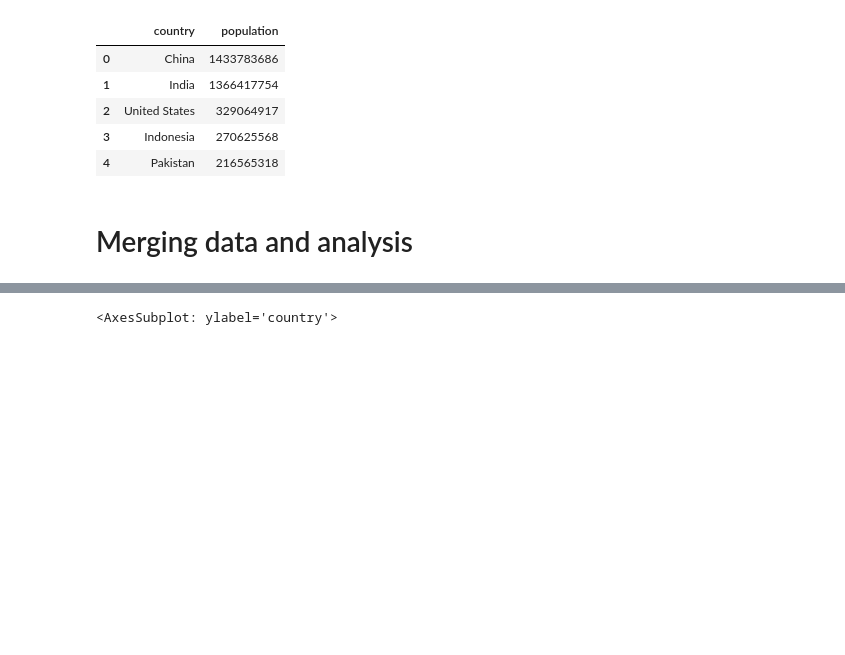
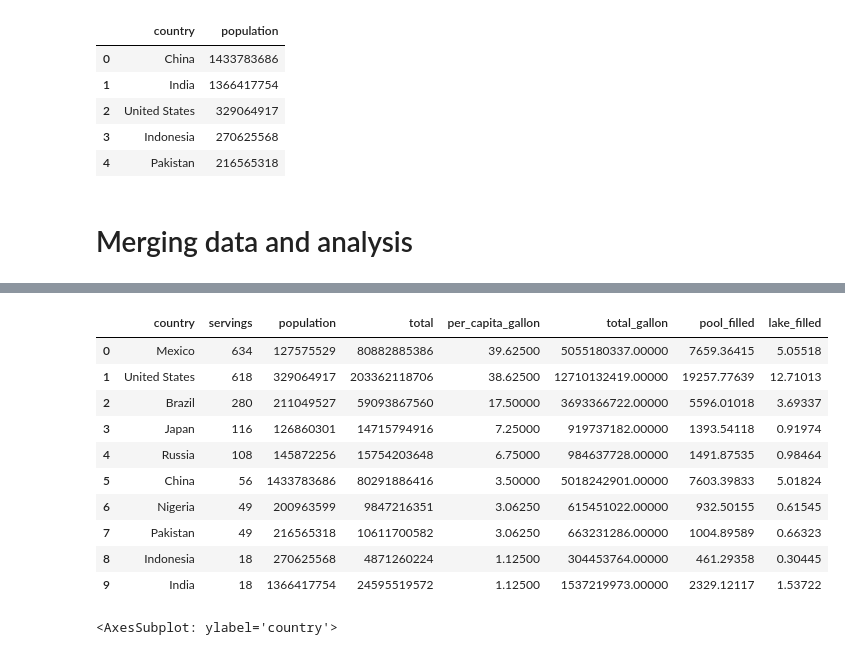
Before and after one commit to CynthiaTuData/coke-price-index, a Jupyter notebook: soda-consumption.ipynb, the cells around one changed output, grey strips where cells are left out. Drawn from its saved outputs; the diff is of its cells as text; code cells hidden in the pictures; blank space fills up the shorter version.

```diff
--- a/soda-consumption.ipynb
+++ b/soda-consumption.ipynb
@@ -187,3 +89,19 @@ merged
+# %%
+# How many central park
+merged['lake_filled'] = merged['total_gallon']/1000000000
+merged
+# %% [output]
+|  | country | servings | population | total | per_capita_gallon | total_gallon | pool_filled | lake_filled |
+| 0 | Mexico | 634 | 127575529 | 80882885386 | 39.62500 | 5055180337.00000 | 7659.36415 | 5.05518 |
+| 1 | United States | 618 | 329064917 | 203362118706 | 38.62500 | 12710132419.00000 | 19257.77639 | 12.71013 |
+| 2 | Brazil | 280 | 211049527 | 59093867560 | 17.50000 | 3693366722.00000 | 5596.01018 | 3.69337 |
+| 3 | Japan | 116 | 126860301 | 14715794916 | 7.25000 | 919737182.00000 | 1393.54118 | 0.91974 |
+| 4 | Russia | 108 | 145872256 | 15754203648 | 6.75000 | 984637728.00000 | 1491.87535 | 0.98464 |
+| 5 | China | 56 | 1433783686 | 80291886416 | 3.50000 | 5018242901.00000 | 7603.39833 | 5.01824 |
+| 6 | Nigeria | 49 | 200963599 | 9847216351 | 3.06250 | 615451022.00000 | 932.50155 | 0.61545 |
+| 7 | Pakistan | 49 | 216565318 | 10611700582 | 3.06250 | 663231286.00000 | 1004.89589 | 0.66323 |
+| 8 | Indonesia | 18 | 270625568 | 4871260224 | 1.12500 | 304453764.00000 | 461.29358 | 0.30445 |
+| 9 | India | 18 | 1366417754 | 24595519572 | 1.12500 | 1537219973.00000 | 2329.12117 | 1.53722 |
 # %%
 merged.sort_values(by='servings').plot(kind='barh',ylabel='country',y='servings',x='country')
 # %% [output]
```
Also changed, not shown: parts of 13 cells of this notebook, 9 other files.
